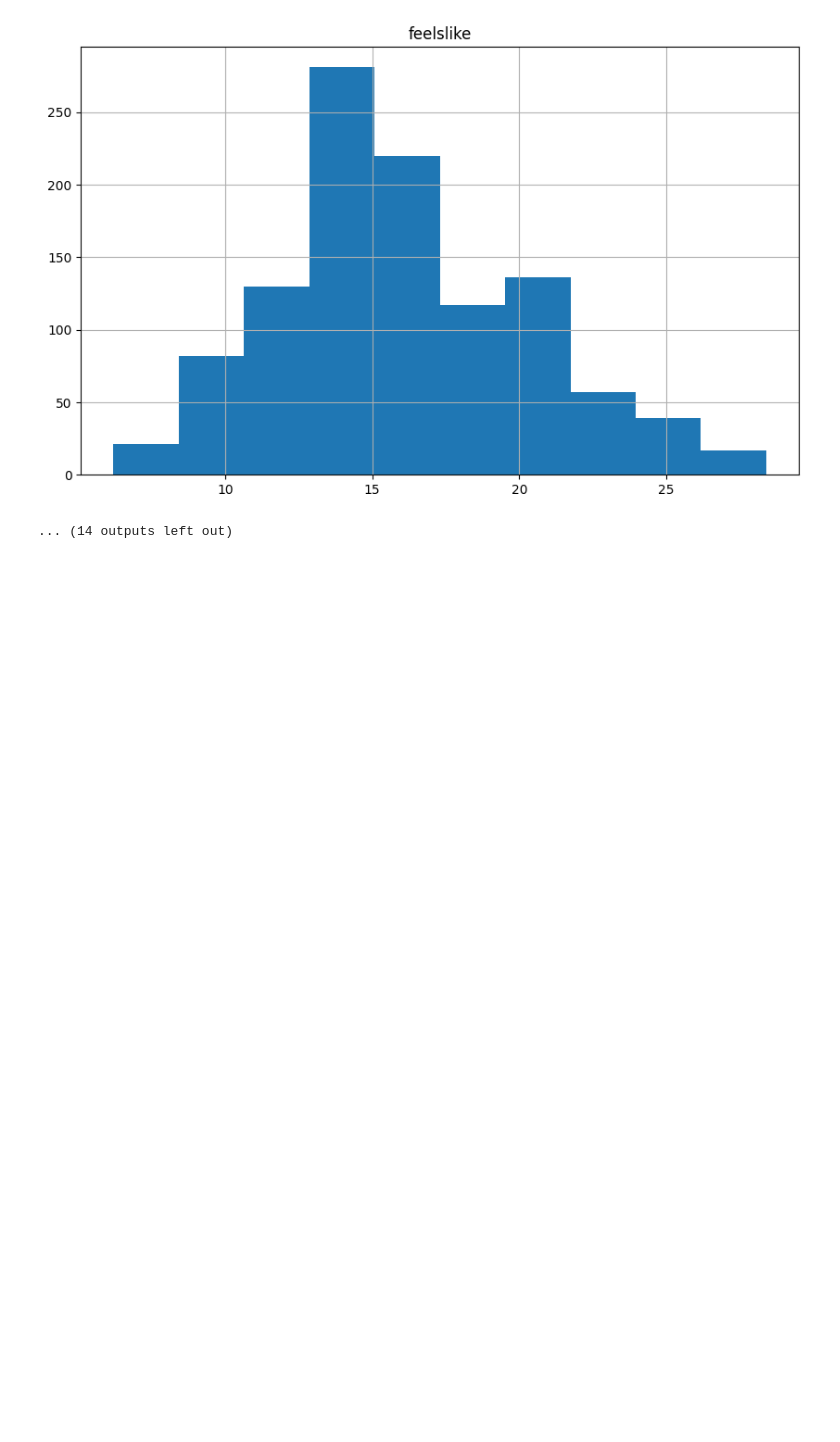
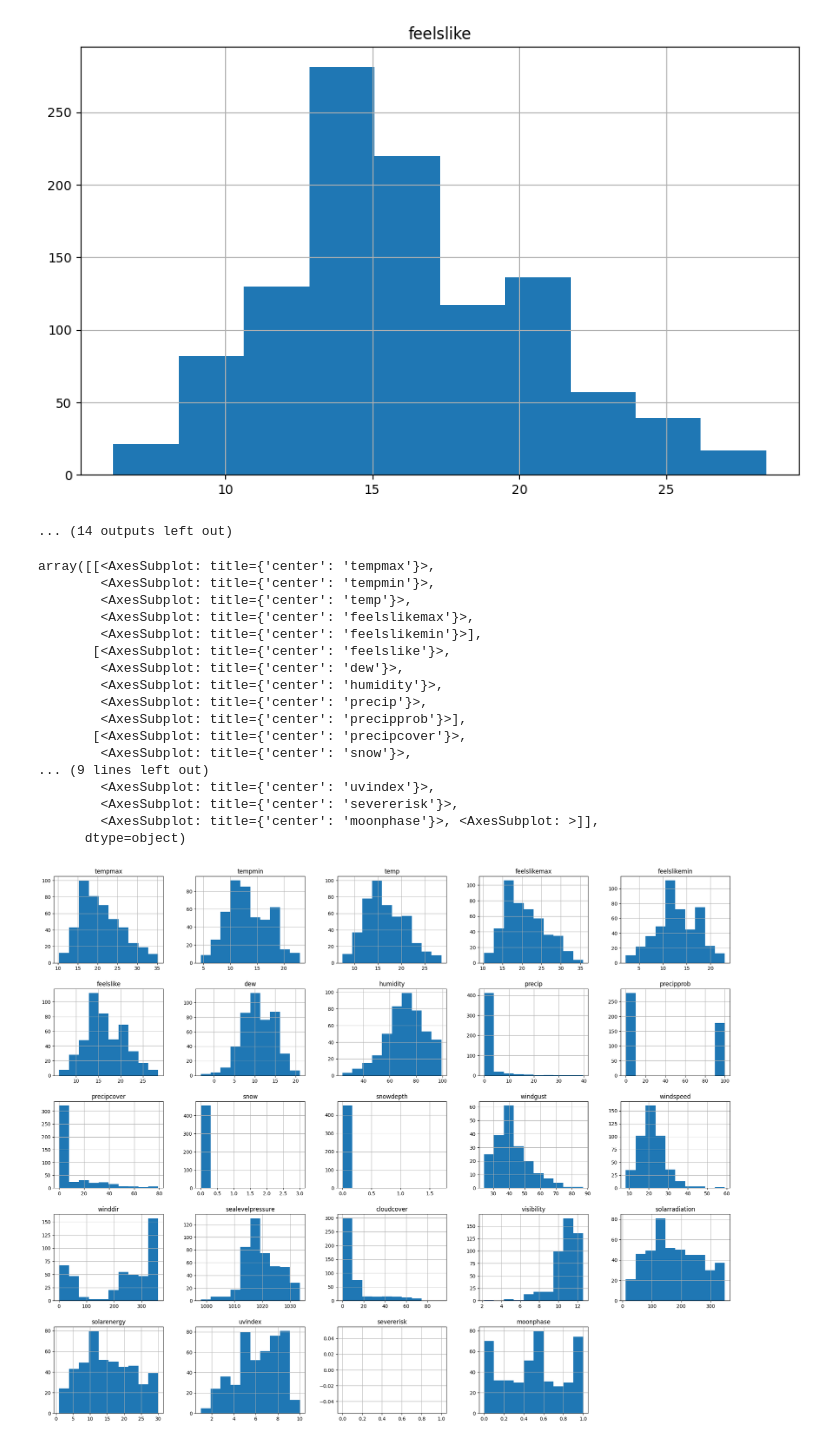
Before and after one commit to Zabyaaboaljadayel/Asthma_Alert, a Jupyter notebook: data cleaning and visualization.ipynb, the cells around one changed output. Cells and saved outputs as stored; diff of their text form; code cells hidden in the pictures; blank space fills up the shorter version.

```diff
--- a/data cleaning and visualization.ipynb
+++ b/data cleaning and visualization.ipynb
@@ -150,5 +150,28 @@ for col in df:
 [figure]
 [figure]
 ... (14 outputs left out)
+# %%
+weather = pd.read_excel('Lisbon,Portugal 2019-01-01 to 2020-03-31.xlsx')
+# %%
+weather.hist(figsize=(25,20))
+# %% [output]
+array([[<AxesSubplot: title={'center': 'tempmax'}>,
+        <AxesSubplot: title={'center': 'tempmin'}>,
+        <AxesSubplot: title={'center': 'temp'}>,
+        <AxesSubplot: title={'center': 'feelslikemax'}>,
+        <AxesSubplot: title={'center': 'feelslikemin'}>],
+       [<AxesSubplot: title={'center': 'feelslike'}>,
+        <AxesSubplot: title={'center': 'dew'}>,
+        <AxesSubplot: title={'center': 'humidity'}>,
+        <AxesSubplot: title={'center': 'precip'}>,
+        <AxesSubplot: title={'center': 'precipprob'}>],
+       [<AxesSubplot: title={'center': 'precipcover'}>,
+        <AxesSubplot: title={'center': 'snow'}>,
+... (9 lines left out)
+        <AxesSubplot: title={'center': 'uvindex'}>,
+        <AxesSubplot: title={'center': 'severerisk'}>,
+        <AxesSubplot: title={'center': 'moonphase'}>, <AxesSubplot: >]],
+      dtype=object)
+[figure, added]
 # %%
 # tempAmplitude
```
